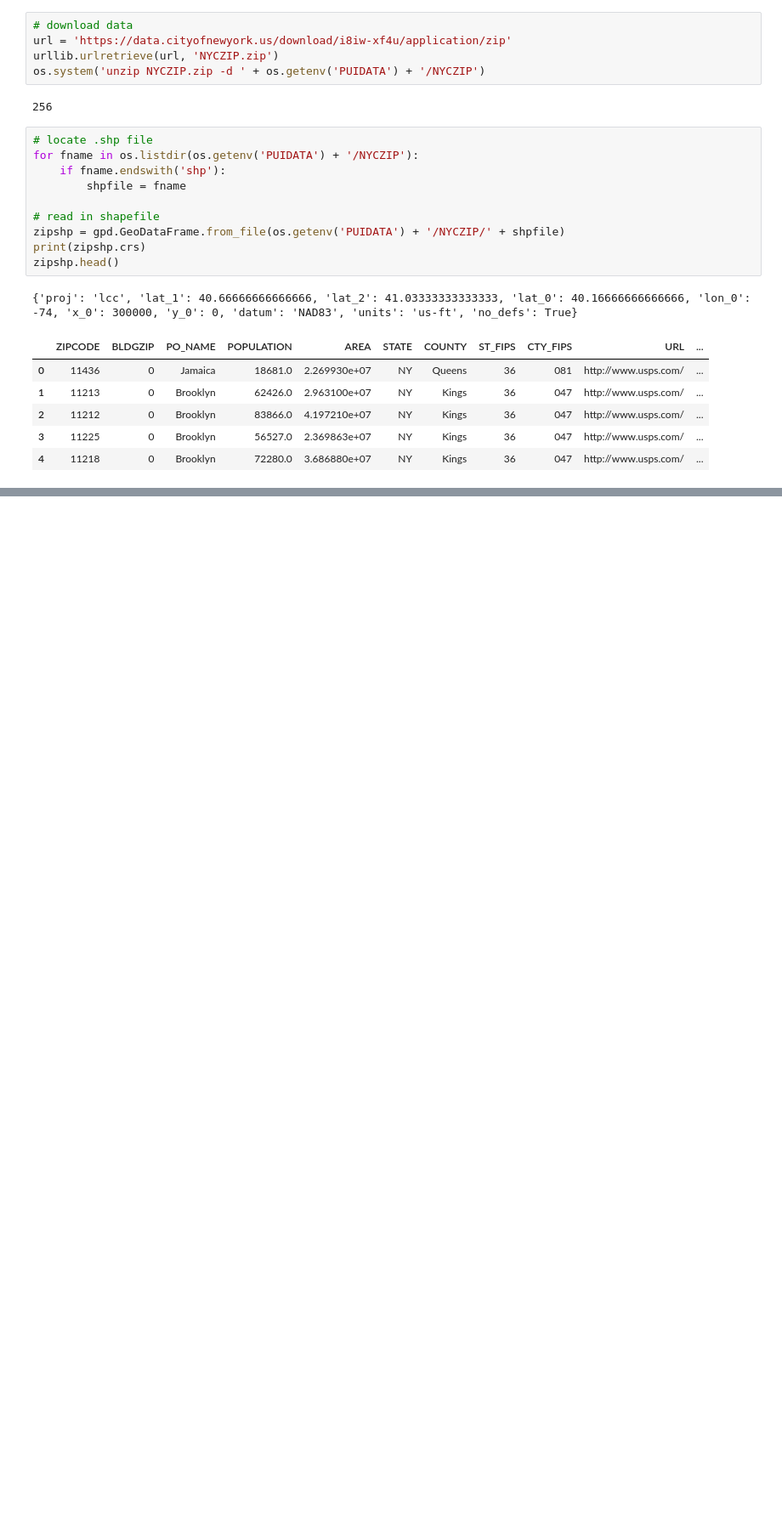
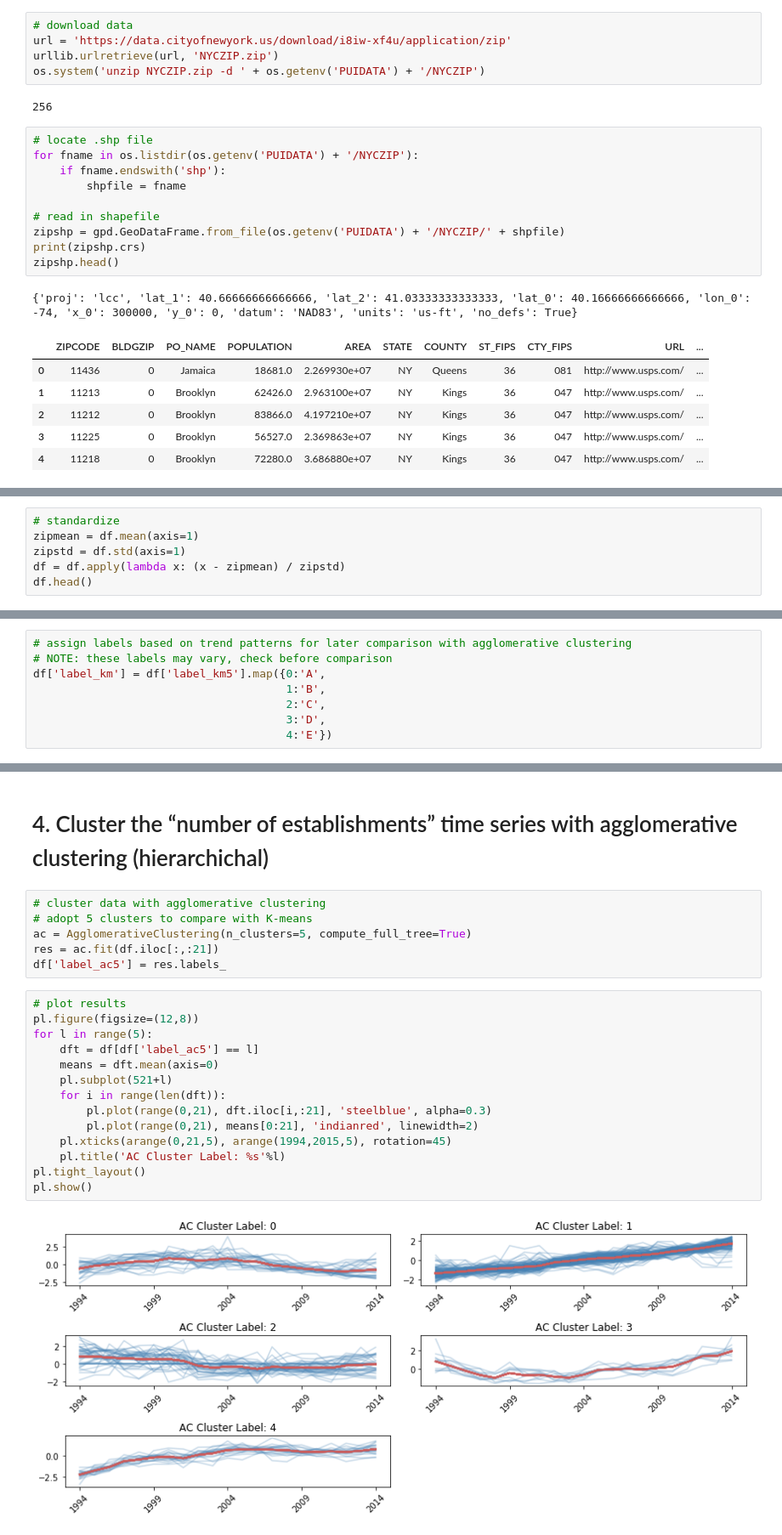
Before and after one commit to ywnch/PUI2017_ywc249, a Jupyter notebook: HW11_ywc249/HW11-1.ipynb, the cells around one changed output, grey strips where cells are left out. Shown at 85% size. Saved outputs shown, nothing was run; the diff lists cells and outputs as text; blank space fills up the shorter version.

```diff
--- a/HW11_ywc249/HW11-1.ipynb
+++ b/HW11_ywc249/HW11-1.ipynb
@@ -235,0 +175,6 @@ Image.open("dandrogram.png")
+# %%
+# standardize
+zipmean = df.mean(axis=1)
+zipstd = df.std(axis=1)
+df = df.apply(lambda x: (x - zipmean) / zipstd)
+df.head()
@@ -235,0 +257,8 @@ Image.open("dandrogram.png")
+# %%
+# assign labels based on trend patterns for later comparison with agglomerative clustering
+# NOTE: these labels may vary, check before comparison
+df['label_km'] = df['label_km5'].map({0:'A',
+                                      1:'B',
+                                      2:'C',
+                                      3:'D',
+                                      4:'E'})
@@ -235,0 +268,24 @@ Image.open("dandrogram.png")
+# %% [markdown]
+# 4. Cluster the “number of establishments” time series with agglomerative clustering (hierarchichal)
+# %%
+# cluster data with agglomerative clustering
+# adopt 5 clusters to compare with K-means
+ac = AgglomerativeClustering(n_clusters=5, compute_full_tree=True)
+res = ac.fit(df.iloc[:,:21])
+df['label_ac5'] = res.labels_
+# %%
+# plot results
+pl.figure(figsize=(12,8))
+for l in range(5):
+    dft = df[df['label_ac5'] == l]
+    means = dft.mean(axis=0)
+    pl.subplot(521+l)
+    for i in range(len(dft)):
+        pl.plot(range(0,21), dft.iloc[i,:21], 'steelblue', alpha=0.3)
+        pl.plot(range(0,21), means[0:21], 'indianred', linewidth=2)
+    pl.xticks(arange(0,21,5), arange(1994,2015,5), rotation=45)
+    pl.title('AC Cluster Label: %s'%l)
+pl.tight_layout()
+pl.show()
+# %% [output]
+[figure, added]
```
Also changed, not shown: parts of 62 cells of this notebook, 1 other file.
